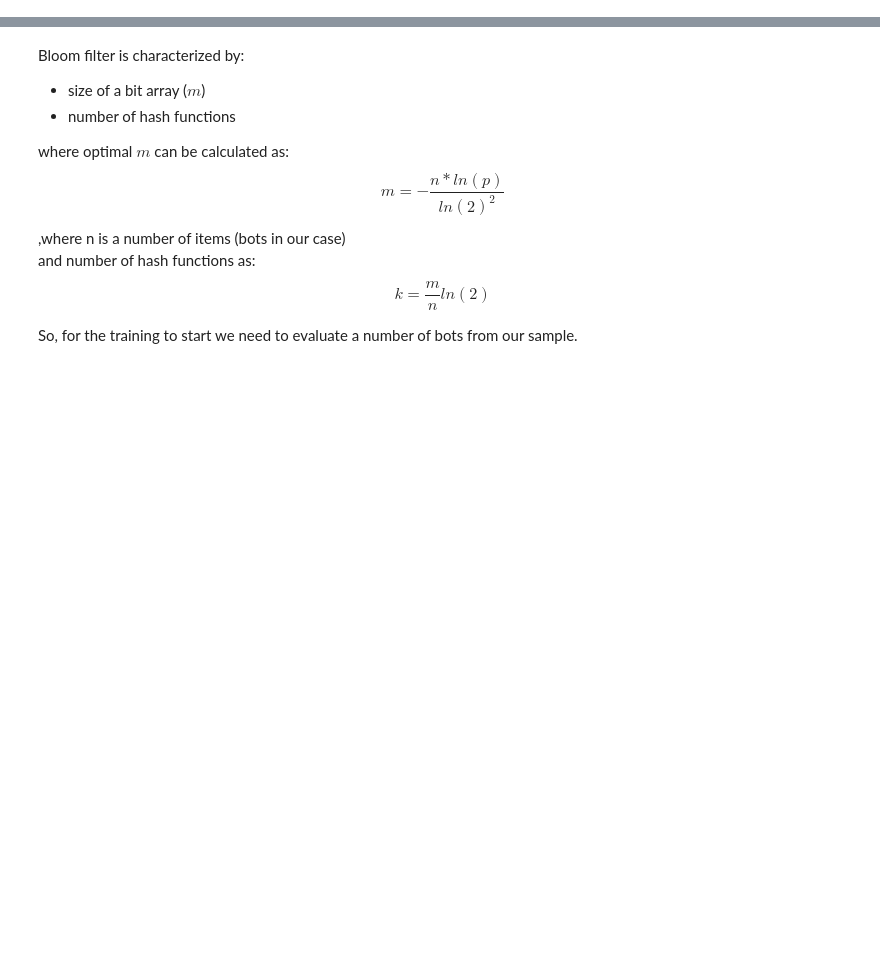
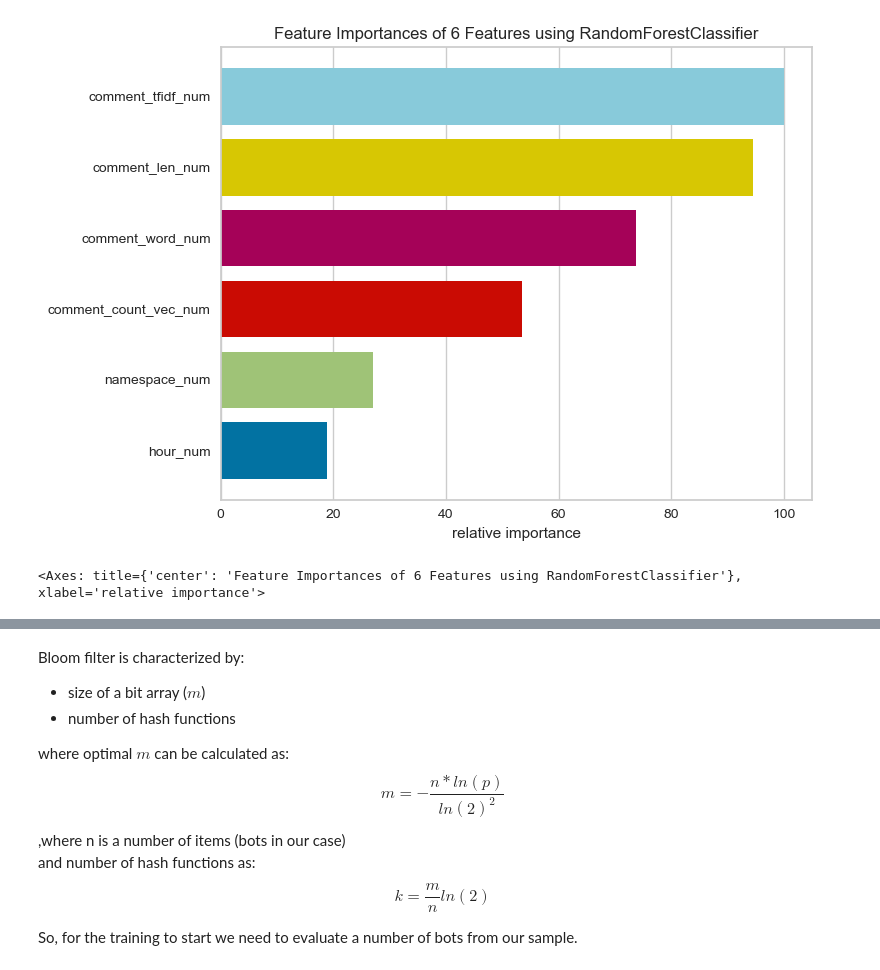
Before and after one commit to ansu0122/ucu-mmds, a Jupyter notebook: src/homework2/bots_detection.ipynb, the cells around one changed output, grey strips where cells are left out. Cells and saved outputs as stored; diff of their text form; code cells hidden in the pictures; blank space fills up the shorter version.

```diff
--- a/src/homework2/bots_detection.ipynb
+++ b/src/homework2/bots_detection.ipynb
@@ -0,0 +222,3 @@
+# %%
+clf = RandomForestClassifier(max_depth=10, n_estimators=100,random_state=0)
+clf = clf.fit(X_train, y_train)
@@ -0,0 +230,7 @@
+# %%
+viz = FeatureImportances(clf)
+viz.fit(X_train, y_train)
+viz.show()
+# %% [output]
+[figure, added]
+<Axes: title={'center': 'Feature Importances of 6 Features using RandomForestClassifier'}, xlabel='relative importance'>
```
Also changed, not shown: parts of 26 cells of this notebook, 3 other files.
